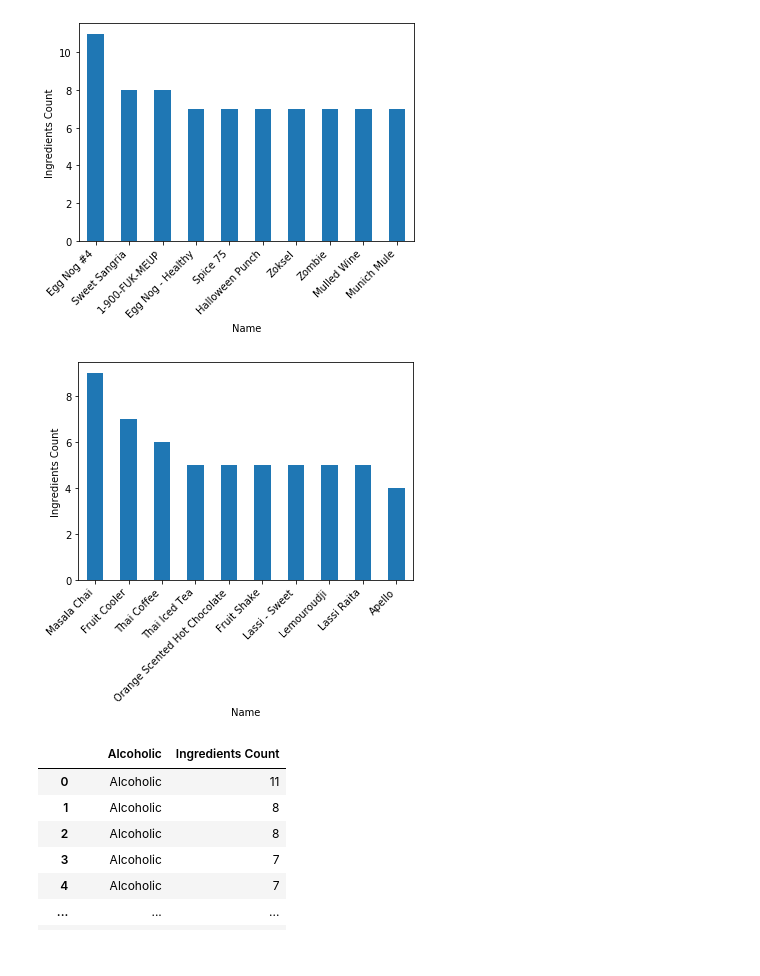
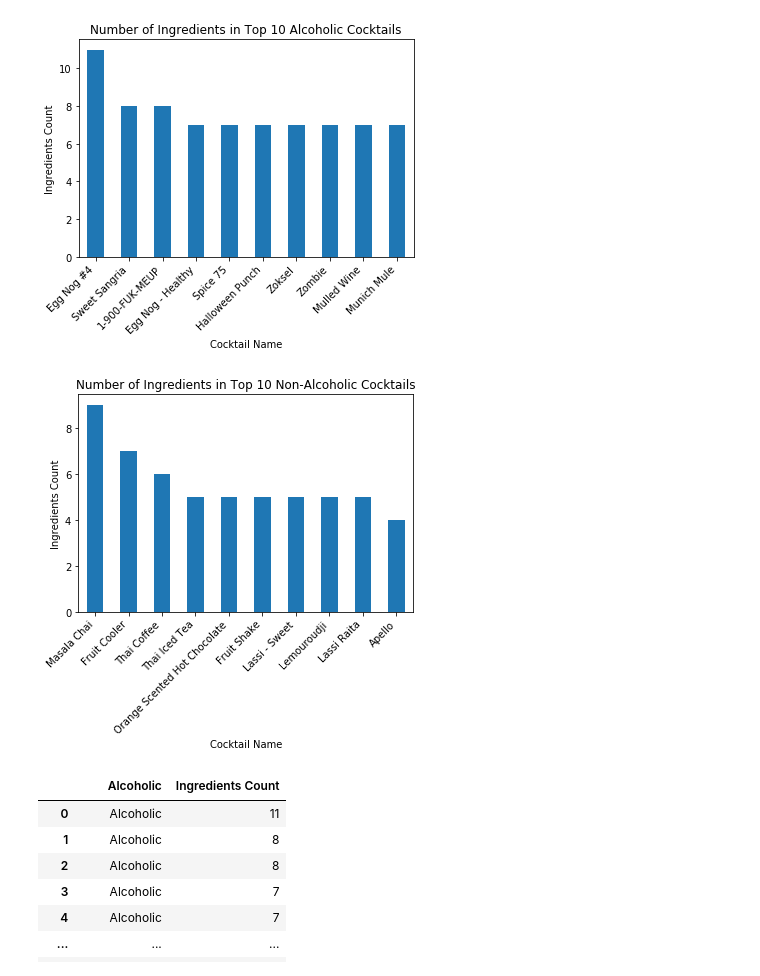
Before and after one commit to ashleep/Project-1_Team-1, a Jupyter notebook: vincent_complex.ipynb, the cells around one changed output. Cells and saved outputs as stored; diff of their text form; code cells hidden in the pictures.

Commit message:
Graph labels and Save

```diff
--- a/vincent_complex.ipynb
+++ b/vincent_complex.ipynb
@@ -94,17 +94,21 @@ Total non-alcoholic cocktails = 31.
 # %%
-drink_al_df.loc[0:9,:].plot("Name","Ingredients Count", kind = 'bar', legend = False)
+drink_al_df.loc[0:9,:].plot("Name","Ingredients Count", kind = 'bar', legend = False, title = "Number of Ingredients in Top 10 Alcoholic Cocktails")
 plt.xticks(rotation = 45, ha = 'right')
+plt.xlabel("Cocktail Name")
 plt.ylabel("Ingredients Count")
+plt.savefig('output_data/Ingredients_Count_Alcohol.png', bbox_inches="tight")
 plt.show()
 # %% [output]
-[figure, old version]
+[figure, new version]
 # %%
-drink_non_df.loc[0:9,:].plot("Name","Ingredients Count", kind = 'bar', legend = False)
+drink_non_df.loc[0:9,:].plot("Name","Ingredients Count", kind = 'bar', legend = False, title = "Number of Ingredients in Top 10 Non-Alcoholic Cocktails")
 plt.xticks(rotation = 45, ha = 'right')
+plt.xlabel("Cocktail Name")
 plt.ylabel("Ingredients Count")
+plt.savefig('output_data/Ingredients_Count_NonAlcohol.png', bbox_inches="tight")
 plt.show()
 # %% [output]
-[figure, old version]
+[figure, new version]
 # %%
 # Create dataframe to do statistics on
 
```
Also changed, not shown: parts of 6 cells of this notebook, 4 other files.
